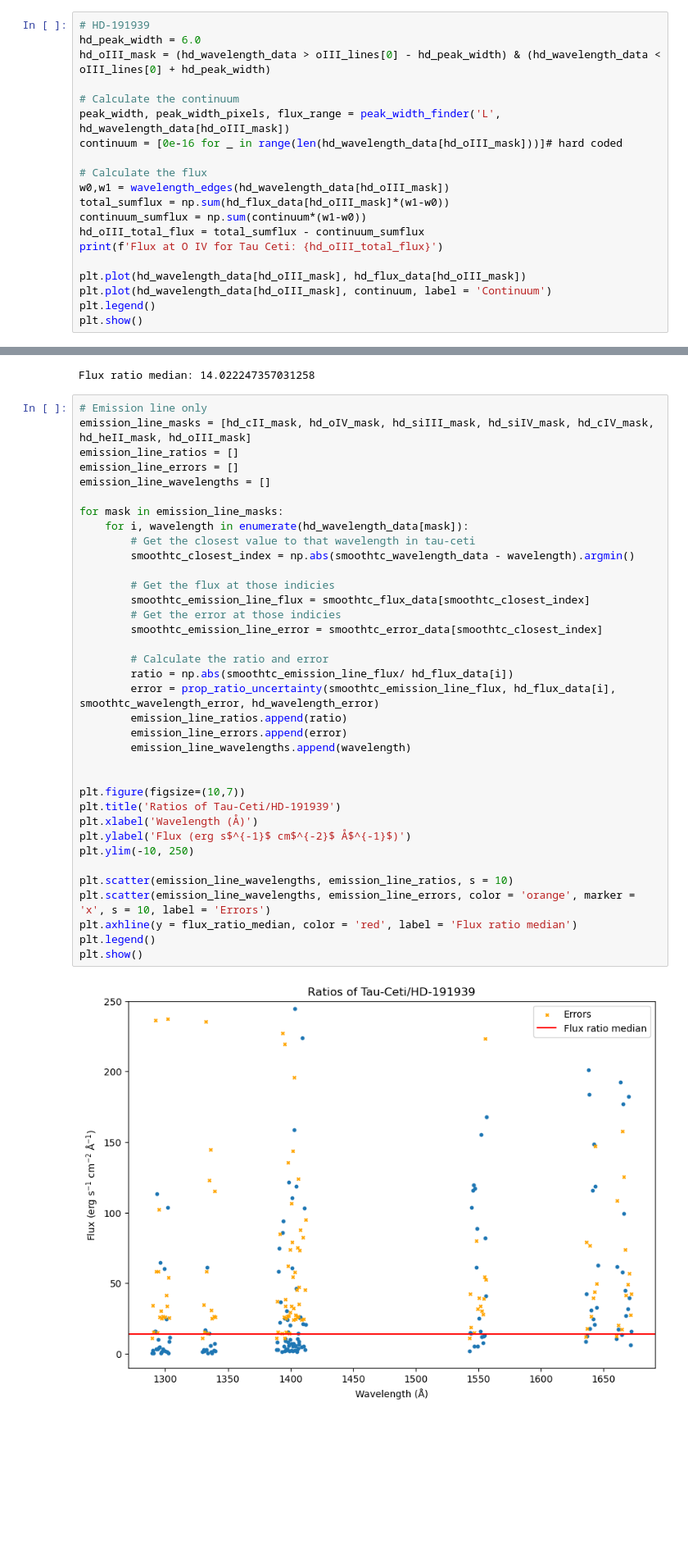
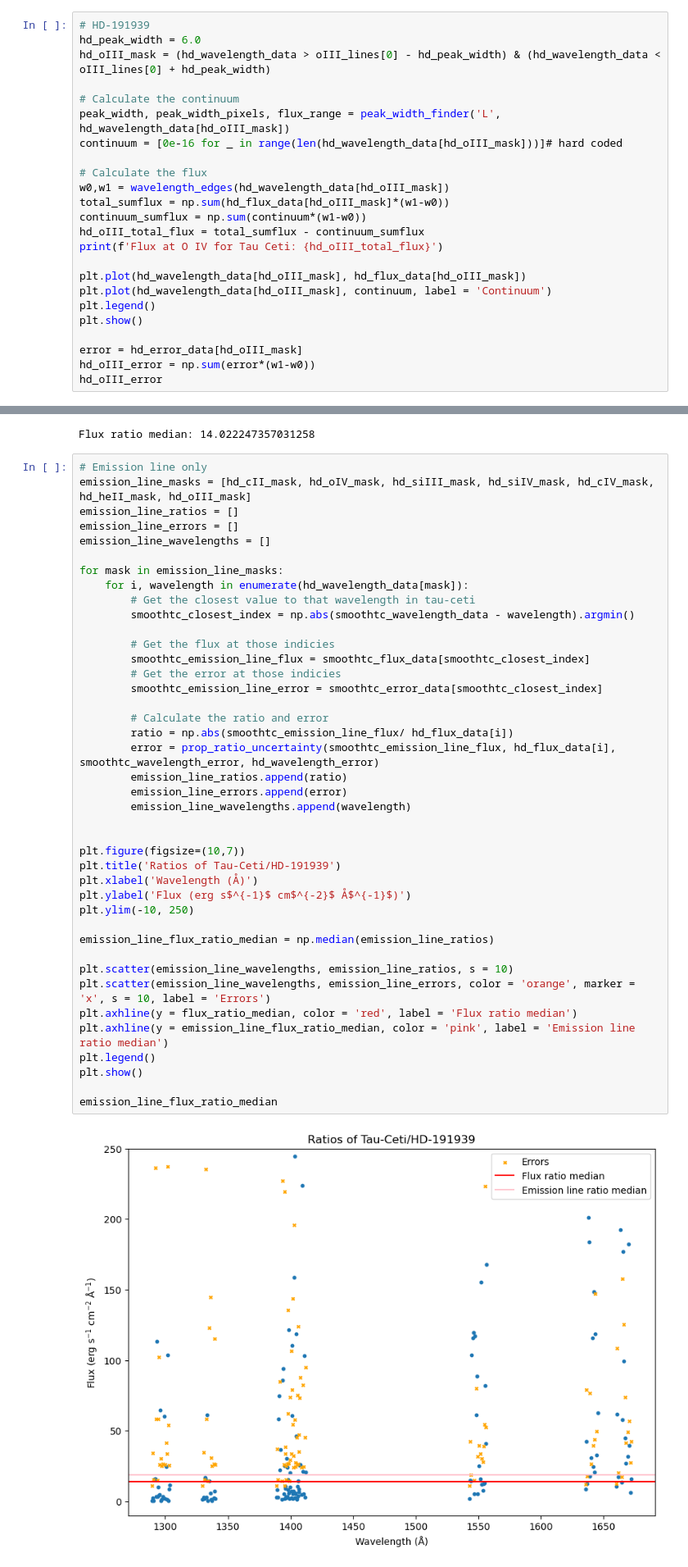
Before and after one commit to bellalongo/Star-Emission-Line-Flux, a Jupyter notebook: HD-191939/hd-191939_comparison.ipynb, the cells around one changed output, grey strips where cells are left out. Shown at 82% size. Cells and saved outputs as stored; diff of their text form; blank space fills up the shorter version.

Commit message:
lots of new ratios

```diff
--- a/HD-191939/hd-191939_comparison.ipynb
+++ b/HD-191939/hd-191939_comparison.ipynb
@@ -590,6 +656,10 @@ plt.plot(hd_wavelength_data[hd_oIII_mask], hd_flux_data[hd_oIII_mask])
 plt.plot(hd_wavelength_data[hd_oIII_mask], continuum, label = 'Continuum')
 plt.legend()
 plt.show()
+
+error = hd_error_data[hd_oIII_mask]
+hd_oIII_error = np.sum(error*(w1-w0))
+hd_oIII_error
 # %% [output]
 Flux at O IV for Tau Ceti: 1.5892675609211822e-15
 [figure]
@@ -764,31 +835,36 @@ emission_line_wavelengths = []
 for mask in emission_line_masks:
     for i, wavelength in enumerate(hd_wavelength_data[mask]):
         # Get the closest value to that wavelength in tau-ceti
         smoothtc_closest_index = np.abs(smoothtc_wavelength_data - wavelength).argmin()
 
         # Get the flux at those indicies
         smoothtc_emission_line_flux = smoothtc_flux_data[smoothtc_closest_index]
         # Get the error at those indicies
         smoothtc_emission_line_error = smoothtc_error_data[smoothtc_closest_index]
 
         # Calculate the ratio and error
         ratio = np.abs(smoothtc_emission_line_flux/ hd_flux_data[i])
         error = prop_ratio_uncertainty(smoothtc_emission_line_flux, hd_flux_data[i], smoothtc_wavelength_error, hd_wavelength_error)
         emission_line_ratios.append(ratio)
         emission_line_errors.append(error)
         emission_line_wavelengths.append(wavelength)
 
 
 plt.figure(figsize=(10,7))
 plt.title('Ratios of Tau-Ceti/HD-191939')
 plt.xlabel('Wavelength (Å)')
 plt.ylabel('Flux (erg s$^{-1}$ cm$^{-2}$ Å$^{-1}$)')
 plt.ylim(-10, 250)
 
+emission_line_flux_ratio_median = np.median(emission_line_ratios)
+
 plt.scatter(emission_line_wavelengths, emission_line_ratios, s = 10)
 plt.scatter(emission_line_wavelengths, emission_line_errors, color = 'orange', marker = 'x', s = 10, label = 'Errors')
 plt.axhline(y = flux_ratio_median, color = 'red', label = 'Flux ratio median')
+plt.axhline(y = emission_line_flux_ratio_median, color = 'pink', label = 'Emission line ratio median')
 plt.legend()
 plt.show()
+
+emission_line_flux_ratio_median
 # %% [output]
-[figure, old version]
+[figure, new version]
```
Also changed, not shown: parts of 20 cells of this notebook.
